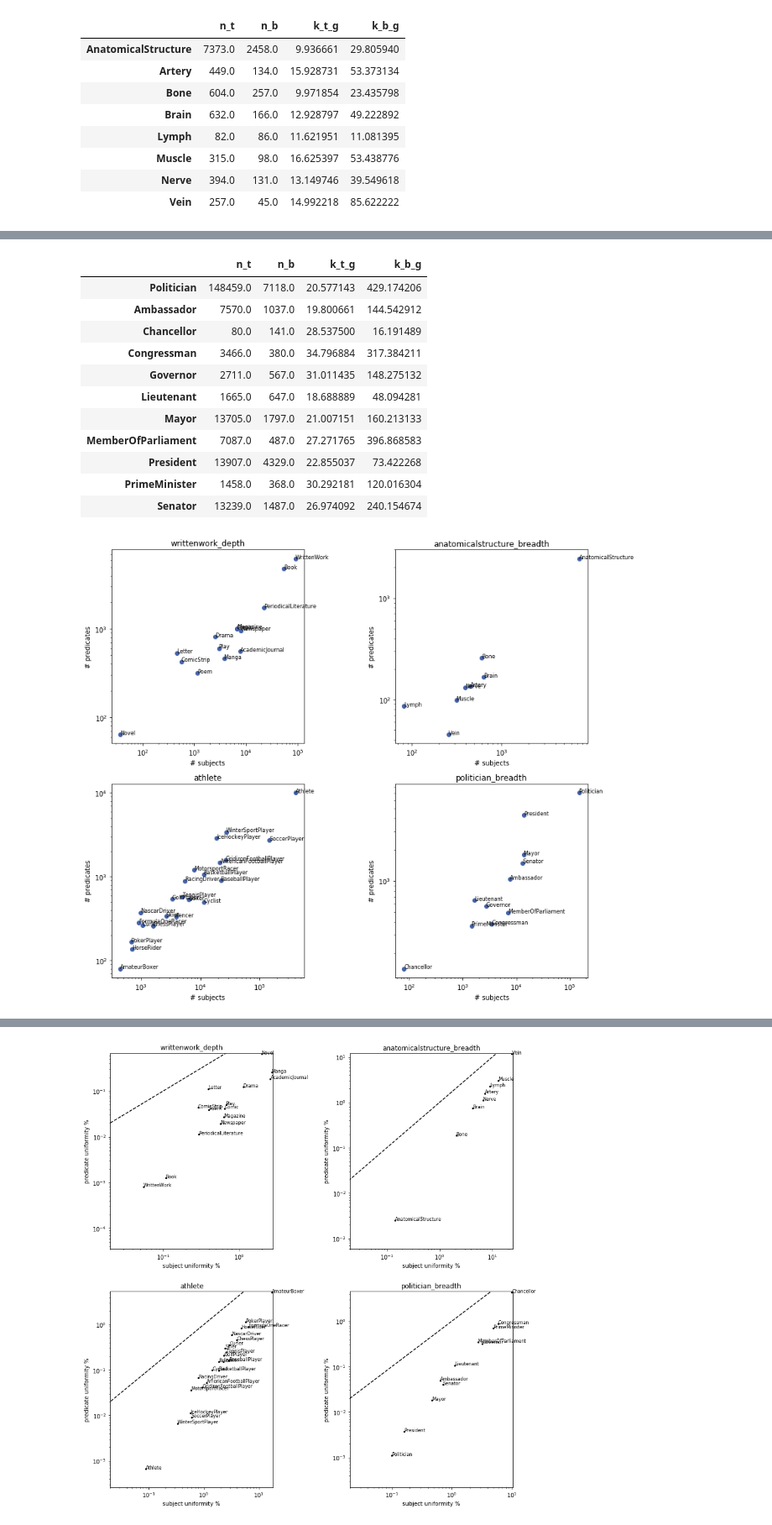
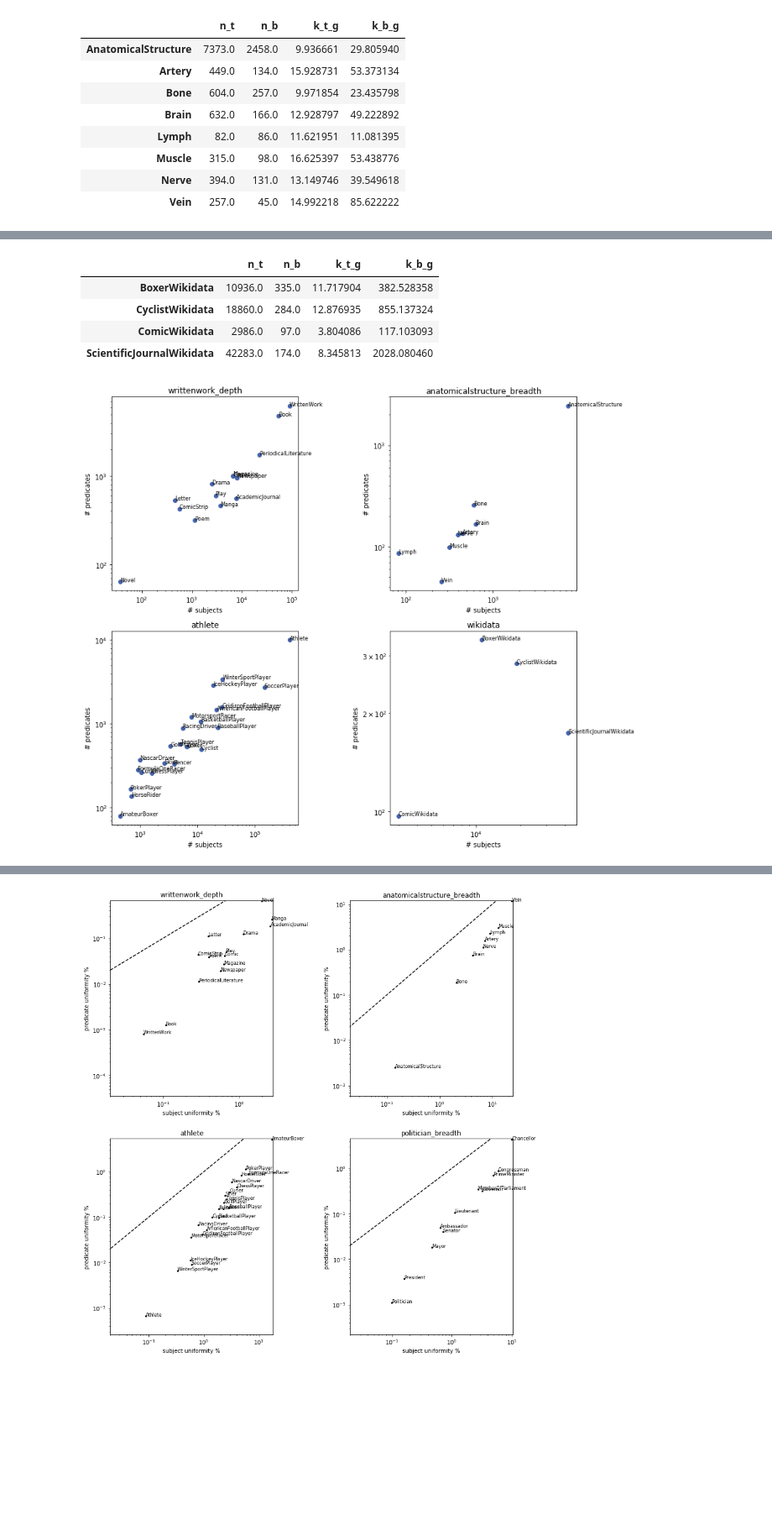
Before and after one commit to davidweisscode/kg-analysis, a Jupyter notebook: plots.ipynb, the cells around one changed output, grey strips where cells are left out. Shown at 84% size. Cells and saved outputs as stored; diff of their text form; code cells hidden in the pictures; blank space fills up the shorter version.

Commit message:
Update plot order, Add wikidata

```diff
--- a/plots.ipynb
+++ b/plots.ipynb
@@ -16,6 +16,21 @@ res_glob = pd.read_csv(f"out/_results_{run}.csv", index_col=0)
 res_wikidata_glob = pd.read_csv("out/_results_wikidata.csv", index_col=0)
 res_athlete_glob = pd.read_csv("out/_results_athlete.csv", index_col=0)
 res_random_glob = pd.read_csv("out/_results_random_run.csv", index_col=0)
+
+# Control which classes to analyze. Add or remove rows in res_glob DataFrame
+res_glob = pd.concat([res_glob, res_athlete_glob, res_wikidata_glob, res_random_glob])
+res_glob = res_glob.loc[[
+                        "WrittenWork", "WrittenWorkRandom",
+                        "AcademicJournal", "AcademicJournalRandom", "ScientificJournalWikidata",
+                        "Comic", "ComicRandom", "ComicWikidata",
+                        "Manga", "MangaRandom",
+                        "Novel",
+                        "PeriodicalLiterature", "PeriodicalLiteratureRandom",
+                        "Newspaper", "NewspaperRandom",
+                        "Poem", "PoemRandom",
+                        "Boxer", "BoxerWikidata",
+                        "Cyclist", "CyclistWikidata",
+                        ]]
 
 res_disp = res_glob.copy()
 # Format integer
@@ -48,20 +63,5 @@ res_disp["rc_dens_b"] = res_disp["rc_dens_b"].map("{:,.4f}".format)
 res_disp["rc_ncomp_b"] = res_disp["rc_ncomp_b"].map("{:,.4f}".format)
 res_disp["rc_slcc_b"] = res_disp["rc_slcc_b"].map("{:,.4f}".format)
 
-# Control which classes to analyze. Add or remove rows in res_glob DataFrame
-# res_glob = pd.concat([res_glob, res_athlete_glob, res_wikidata_glob, res_random_glob])
-# res_glob = res_glob.loc[[
-#                         "WrittenWork", #"WrittenWorkRandom",
-#                         "AcademicJournal", #"AcademicJournalRandom", "ScientificJournalWikidata",
-#                         "Comic", #"ComicRandom", "ComicWikidata",
-#                         "Manga", #"MangaRandom",
-#                         # "ComicStrip", "ComicStripRandom",
-#                         # "PeriodicalLiterature", "PeriodicalLiteratureRandom",
-#                         # "Newspaper", "NewspaperRandom",
-#                         # "Poem", "PoemRandom",
-#                         # "Boxer", "BoxerWikidata",
-#                         # "Cyclist", "CyclistWikidata",
-#                         ]]
-
 print(res_glob.index.tolist())
 # %% [output]
@@ -75,7 +82,7 @@ runs = [
     "writtenwork_depth",
     "anatomicalstructure_breadth",
     "athlete",
-    "politician_breadth",
+    "wikidata",
 ]
 
 nrows = math.ceil(len(runs) / 2)
@@ -116,42 +123,35 @@ plt.tight_layout()
 | Newspaper | 8060.0 | 958.0 | 12.146402 | 102.192067 |
 | Play | 2984.0 | 603.0 | 12.057306 | 59.666667 |
 | Poem | 1144.0 | 318.0 | 4.493881 | 16.166667 |
 |  | n_t | n_b | k_t_g | k_b_g |
 | AnatomicalStructure | 7373.0 | 2458.0 | 9.936661 | 29.805940 |
 | Artery | 449.0 | 134.0 | 15.928731 | 53.373134 |
 | Bone | 604.0 | 257.0 | 9.971854 | 23.435798 |
 | Brain | 632.0 | 166.0 | 12.928797 | 49.222892 |
 | Lymph | 82.0 | 86.0 | 11.621951 | 11.081395 |
 | Muscle | 315.0 | 98.0 | 16.625397 | 53.438776 |
 | Nerve | 394.0 | 131.0 | 13.149746 | 39.549618 |
 | Vein | 257.0 | 45.0 | 14.992218 | 85.622222 |
 |  | n_t | n_b | k_t_g | k_b_g |
 | Athlete | 404915.0 | 10030.0 | 23.804312 | 960.989332 |
 | Boxer | 6457.0 | 535.0 | 19.388571 | 234.003738 |
 | AmateurBoxer | 445.0 | 80.0 | 18.067416 | 100.500000 |
 | GridironFootballPlayer | 26560.0 | 1582.0 | 30.873870 | 518.337547 |
 | AmericanFootballPlayer | 21579.0 | 1467.0 | 32.475879 | 477.707566 |
 | MotorsportRacer | 7838.0 | 1204.0 | 21.165476 | 137.786545 |
 | RacingDriver | 5454.0 | 894.0 | 21.190869 | 129.278523 |
 | FormulaOneRacer | 902.0 | 281.0 | 26.060976 | 83.654804 |
 | NascarDriver | 986.0 | 374.0 | 26.985801 | 71.144385 |
 | WinterSportPlayer | 27278.0 | 3425.0 | 25.829203 | 205.713577 |
 | ... | ... | ... | ... | ... |
 | GolfPlayer | 3339.0 | 546.0 | 24.159329 | 147.743590 |
 | HorseRider | 700.0 | 137.0 | 11.810000 | 60.343066 |
 | PokerPlayer | 676.0 | 167.0 | 17.294379 | 70.005988 |
 | SoccerPlayer | 146595.0 | 2743.0 | 25.515447 | 1363.629967 |
 | TennisPlayer | 4951.0 | 578.0 | 27.511816 | 235.659170 |
 |  | n_t | n_b | k_t_g | k_b_g |
-| Politician | 148459.0 | 7118.0 | 20.577143 | 429.174206 |
-| Ambassador | 7570.0 | 1037.0 | 19.800661 | 144.542912 |
-| Chancellor | 80.0 | 141.0 | 28.537500 | 16.191489 |
-| Congressman | 3466.0 | 380.0 | 34.796884 | 317.384211 |
-| Governor | 2711.0 | 567.0 | 31.011435 | 148.275132 |
-| Lieutenant | 1665.0 | 647.0 | 18.688889 | 48.094281 |
-| Mayor | 13705.0 | 1797.0 | 21.007151 | 160.213133 |
-| MemberOfParliament | 7087.0 | 487.0 | 27.271765 | 396.868583 |
-| President | 13907.0 | 4329.0 | 22.855037 | 73.422268 |
-| PrimeMinister | 1458.0 | 368.0 | 30.292181 | 120.016304 |
-| Senator | 13239.0 | 1487.0 | 26.974092 | 240.154674 |
+| BoxerWikidata | 10936.0 | 335.0 | 11.717904 | 382.528358 |
+| CyclistWikidata | 18860.0 | 284.0 | 12.876935 | 855.137324 |
+| ComicWikidata | 2986.0 | 97.0 | 3.804086 | 117.103093 |
+| ScientificJournalWikidata | 42283.0 | 174.0 | 8.345813 | 2028.080460 |
-[figure, old version]
+[figure, new version]
```
Also changed, not shown: parts of 9 cells of this notebook.
